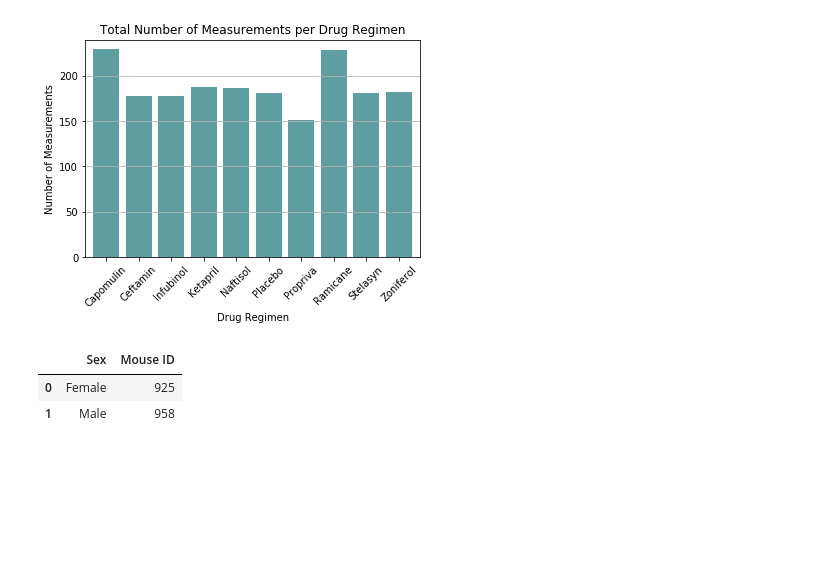
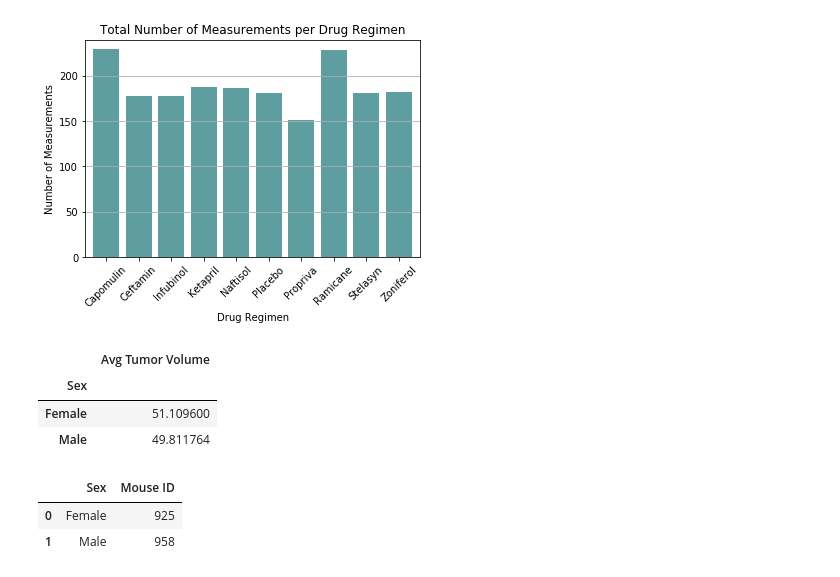
Before and after one commit to juliabrunett/matplotlib-challenge, a Jupyter notebook: Pymaceuticals/pymaceuticals.ipynb, the cells around one changed output. Cells and saved outputs as stored; diff of their text form; code cells hidden in the pictures; blank space fills up the shorter version.

```diff
--- a/Pymaceuticals/pymaceuticals.ipynb
+++ b/Pymaceuticals/pymaceuticals.ipynb
@@ -254,7 +258,18 @@ plt.show()
 [figure]
 # %%
 # Create gender dataframe
-gender_df = merged_df[["Mouse ID", "Sex"]]
+gender_df_volume = merged_df[["Mouse ID", "Sex", "Tumor Volume (mm3)"]]
+gender_df = gender_df_volume[["Mouse ID", "Sex"]]
+# %%
+# Find avg tumor volume by gender
+gender_volume_groupby = gender_df_volume.groupby("Sex").mean()
+gender_volume_groupby = gender_volume_groupby.rename(columns={"Tumor Volume (mm3)": "Avg Tumor Volume"})
+gender_volume_groupby
+# %% [output]
+|  | Avg Tumor Volume |
+| Sex |  |
+| Female | 51.109600 |
+| Male | 49.811764 |
 # %%
 # Create groupby dataframe for pie plots
 gender_groupby = gender_df.groupby("Sex").count()
```
Also changed, not shown: parts of 23 cells of this notebook.
